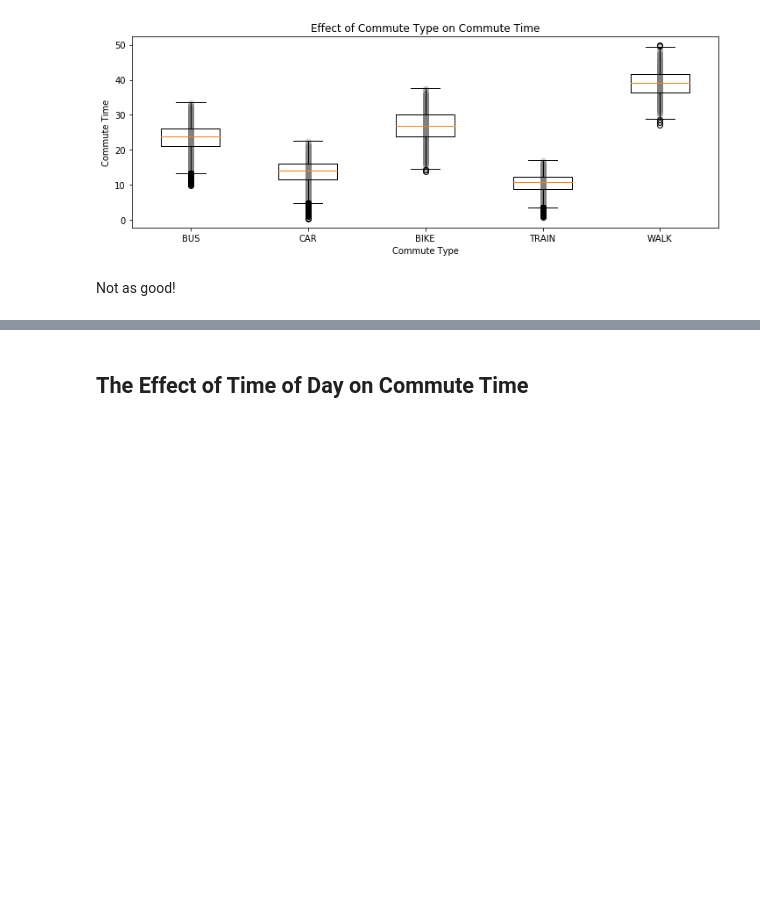
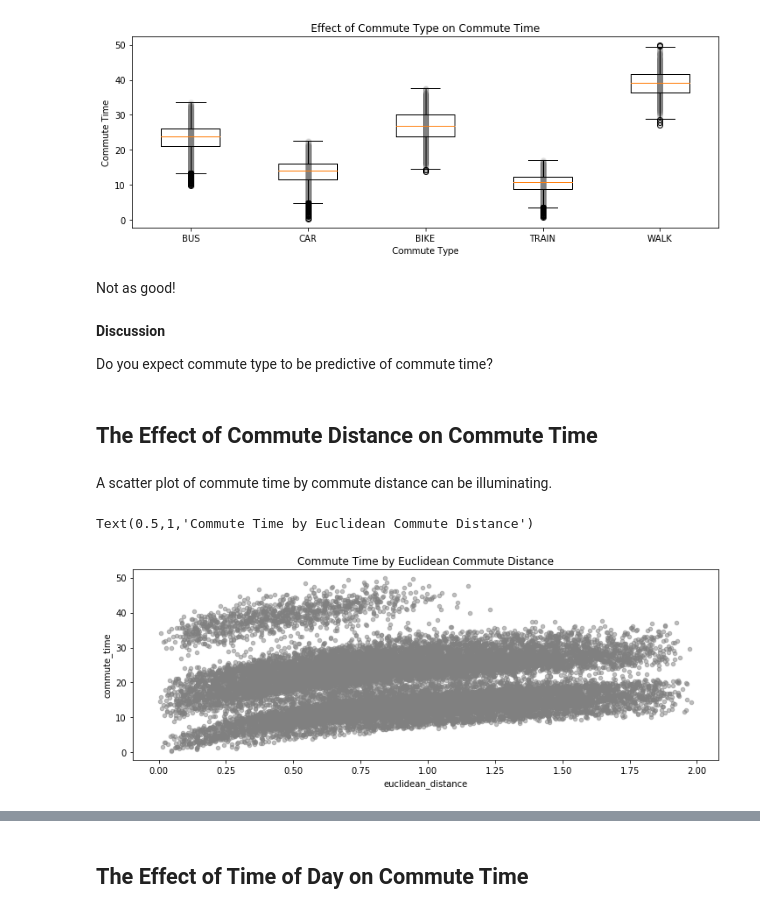
Before and after one commit to QCaudron/ml_101, a Jupyter notebook: 2_Linear_models/linear-regression.ipynb, the cells around one changed output, grey strips where cells are left out. Saved outputs shown, nothing was run; the diff lists cells and outputs as text; code cells hidden in the pictures; blank space fills up the shorter version.

Commit message:
Add plots of commute-distance vs. commute-time

```diff
--- a/2_Linear_models/linear-regression.ipynb
+++ b/2_Linear_models/linear-regression.ipynb
@@ -239,3 +241,20 @@ Text(0.5,1,'Effect of Commute Type on Commute Time')
 [figure]
 # %% [markdown]
 Not as good!
+# %% [markdown]
+**Discussion**
+
+Do you expect commute type to be predictive of commute time?
+# %% [markdown]
+## The Effect of Commute Distance on Commute Time
+# %% [markdown]
+A scatter plot of commute time by commute distance can be illuminating.
+# %%
+fig, ax = plt.subplots(figsize=(12, 4))
+
+train_data_raw.plot(ax=ax, kind='scatter', x='euclidean_distance', y='commute_time',
+                    color='gray', alpha=0.5)
+ax.set_title("Commute Time by Euclidean Commute Distance")
+# %% [output]
+Text(0.5,1,'Commute Time by Euclidean Commute Distance')
+[figure, added]
```
Also changed, not shown: parts of 8 cells of this notebook.
